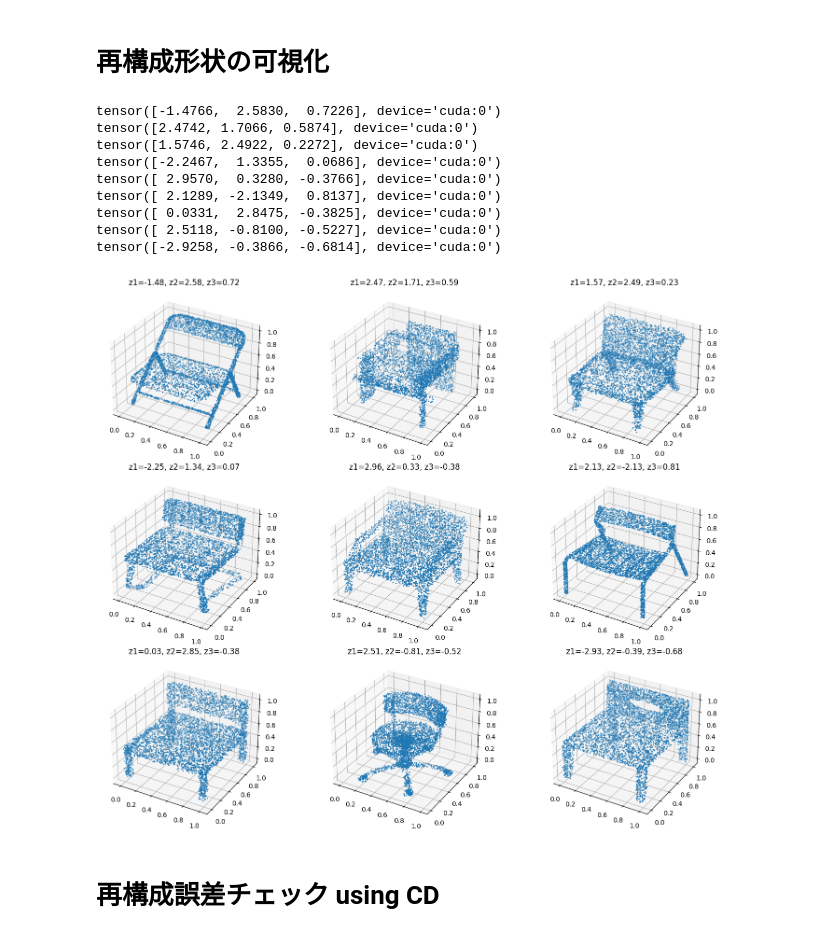
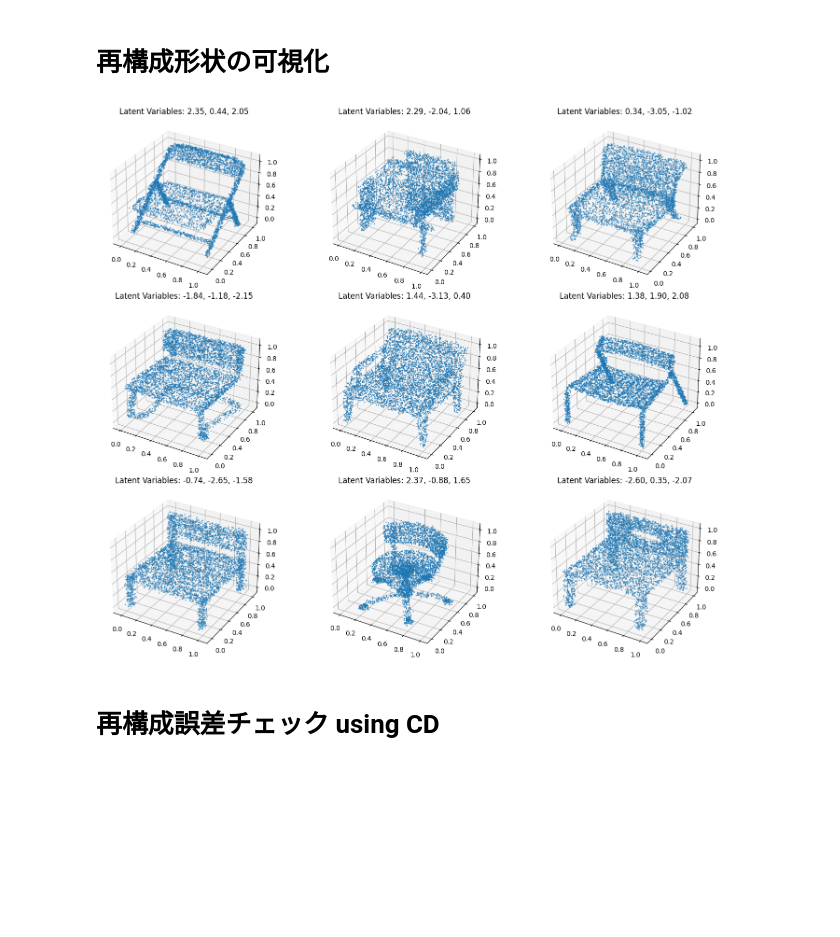
Before and after one commit to Ssurf777/VAEforPointCloud, a Jupyter notebook: main_for_standardVAE.ipynb, the cells around one changed output. Saved outputs shown, nothing was run; the diff lists cells and outputs as text; code cells hidden in the pictures; blank space fills up the shorter version.

```diff
--- a/main_for_standardVAE.ipynb
+++ b/main_for_standardVAE.ipynb
@@ -191,53 +204,47 @@ print(z_list) # z mu logvar
 # %%
 import torch
 import numpy as np
 import matplotlib.pyplot as plt
 
+# z_list_final.npy を読み込んで z_list に変換
+z_array = np.load("z_list_final.npy")
+device = torch.device("cuda" if torch.cuda.is_available() else "cpu")
+z_list = [torch.tensor(z_array[i], dtype=torch.float32).to(device) for i in range(z_array.shape[0])]
 
-# 可視化用の設定
-num_points = 5000  # 必要に応じて変更
+# 可視化用設定
+num_points = 5000
 fig, axes = plt.subplots(nrows=3, ncols=3, figsize=(15, 12), subplot_kw={'projection': '3d'})
 axes = axes.flatten()
 
-# 再構築と可視化
+# 再構成と可視化
 for index, z in enumerate(z_list):
     if index >= len(axes):
-        break  # プロット数を超えたら終了
-    z = torch.from_numpy(z).float().to(device)
+        break  # 9つのプロットで終了
 
-    # zとcon_zをバッチ次元付きでdecodeに渡す
-    in_z = z.to(device)  # zはそのまま使用
-    print(z)
-    # 再構築
-    recon_batch = vae.decode(in_z)
+    # 再構築 (z を 1バッチの形に変換して decode)
+    recon_batch = vae.decode(z)  # z をバッチの形状に変換
 
-    # CPU上で detach してから numpy() に変換
-    reconst = recon_batch.cpu().detach().reshape(-1)
+    # CPU上で detach して numpy に変換
+    reconst = recon_batch.cpu().detach().numpy().reshape(-1)
 
-    # num_pointsに基づいて点群を分割
+    # num_points に基づいて点群を分割
     reconst_x = reconst[:num_points]
     reconst_y = reconst[num_points:2*num_points]
     reconst_z = reconst[2*num_points:3*num_points]
 
     # プロット
-    title = f"z1={z[0]:.2f}, z2={z[1]:.2f}, z3={z[2]:.2f}"
-    axes[index].scatter(reconst_x, reconst_y, reconst_z, s=1)
-    axes[index].set_title(title)
+    axes[index].scatter(reconst_x, reconst_y, reconst_z, s=1, alpha=0.6)
 
-# 最後に残ったプロットを表示
+    # 潜在変数の値をフラット化してタイトルに表示
+    z_flat = z.view(-1).tolist()  # 1次元化
+    z_str = ", ".join([f"{value:.2f}" for value in z_flat])
+    axes[index].set_title(f"Latent Variables: {z_str}")
+
+# 最後にプロットを表示
 plt.tight_layout()
 plt.show()
 # %% [output]
-tensor([-1.4766,  2.5830,  0.7226], device='cuda:0')
-tensor([2.4742, 1.7066, 0.5874], device='cuda:0')
-tensor([1.5746, 2.4922, 0.2272], device='cuda:0')
-tensor([-2.2467,  1.3355,  0.0686], device='cuda:0')
-tensor([ 2.9570,  0.3280, -0.3766], device='cuda:0')
-tensor([ 2.1289, -2.1349,  0.8137], device='cuda:0')
-tensor([ 0.0331,  2.8475, -0.3825], device='cuda:0')
-tensor([ 2.5118, -0.8100, -0.5227], device='cuda:0')
-tensor([-2.9258, -0.3866, -0.6814], device='cuda:0')
-[figure, old version]
+[figure, new version]
 # %% [markdown]
 # 再構成誤差チェック using CD
 # %%
```
Also changed, not shown: parts of 8 cells of this notebook.
